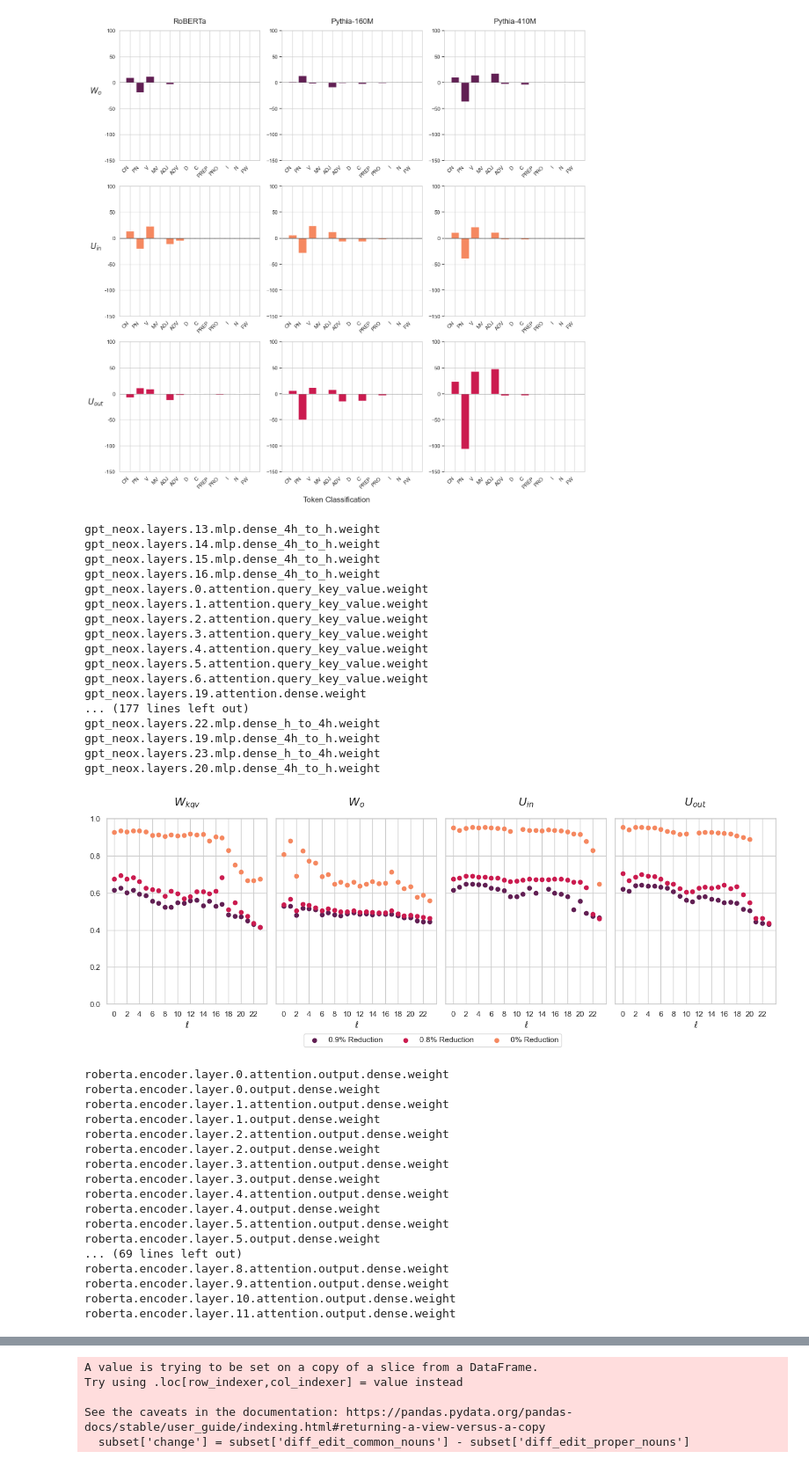
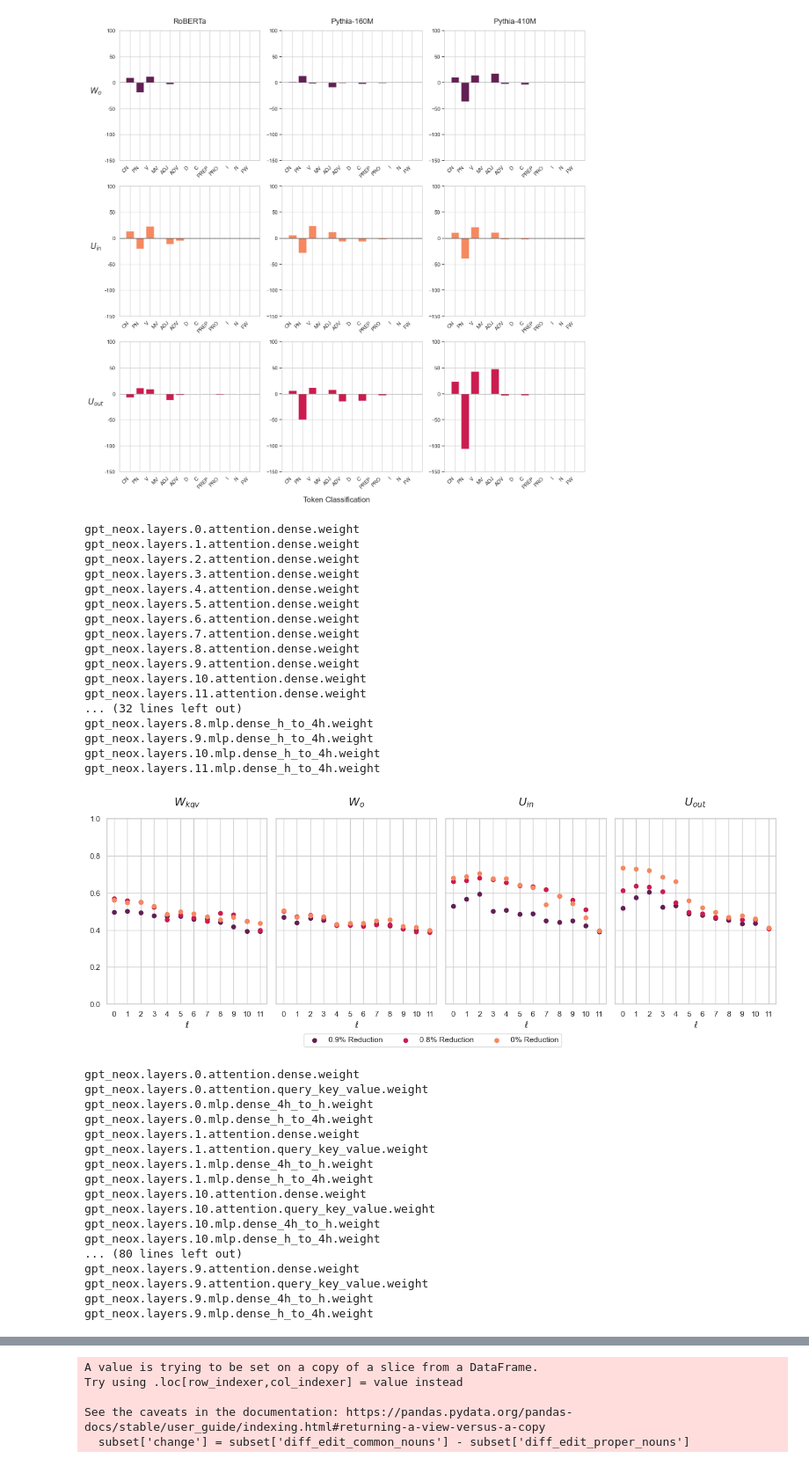
Before and after one commit to will-r-smith/STUDY, a Jupyter notebook: analysis.ipynb, the cells around one changed output, grey strips where cells are left out. Shown at 88% size. Cells and saved outputs as stored; diff of their text form; code cells hidden in the pictures.

```diff
--- a/analysis.ipynb
+++ b/analysis.ipynb
@@ -209,7 +209,7 @@ def collect_data(model):
 
             # Check if the corresponding_row exists
             if not corresponding_row.empty:
-                df_lr.loc[i, 'final_change_from_reduction'] = row['final_top1_accuracy'] - corresponding_row['final_top1_accuracy'].values[0]
+                df_lr.loc[i, 'final_change_from_reduction'] = row['corrected_final_top1_accuracy'] - corresponding_row['corrected_final_top1_accuracy'].values[0]
 
             for cat in categories:
                 row
@@ -843,7 +843,6 @@ metric = 'corrected_final_top1_accuracy'
 models = ["pythia160m", "pythia410m"]
 
 
-models = ["pythia410m"]
 
 for m in range(len(models)):
     df, df_none = collect_data(models[m])
@@ -861,7 +860,9 @@ for m in range(len(models)):
         ax = axes[b]
 
         for rate, color in zip([0.9, 0.8, 0], colors):
+
             if rate == 0 and 'edited' not in metric:
+                data = df_none[df_none['lname'] == block]
                 out = data[metric]
                 ax.scatter(data['lnum'], out, label=f'{rate}% Reduction', color=color)
             elif "edited" in metric and rate == 0:
@@ -956,8 +957,8 @@ for m in range(len(models)):
             if rate == 0 and 'edited' not in metric:
                 data = df_none[df_none['lname'] == block]
                 if b < 2:
-                    data["final_top1_accuracy"] = data["final_top1_accuracy"] + 0.04
-                out = data["final_top1_accuracy"] - 0.2
+                    data[metric] = data[metric] + 0.04
+                out = data[metric]
                 ax.scatter(data['lnum'], out, label=f'{rate}% Reduction', color=color)
             elif "edited" in metric and rate == 0:
                 ax.plot(data['lnum'], data["original_top1_accuracy"], label=f'{rate}% Reduction', color=colors[2], linestyle = "--", linewidth = 2)
@@ -991,65 +992,65 @@ for m in range(len(models)):
         ax.set_ylim(0, 1)
 
 
 
         if b == 0 or b == 3:
             if metric == "final_top1_accuracy":
                 ax.set_ylabel('Final Top-1 Accuracy')
             elif metric == "edited_top1_accuracy":
                 ax.set_ylabel('Edited Model Top-1 Accuracy')
             elif metric == "edited_loss":
                 ax.set_ylabel('Edited Model Loss')
             elif metric == "final_loss":
                 ax.set_ylabel('Final Model Loss')
             if metric == "final_top10_accuracy":
                 ax.set_ylabel('Final Top-10 Accuracy')
             elif metric == "edited_top10_accuracy":
                 ax.set_ylabel('Edited Model Top-10 Accuracy')
 
     #handles = list(set(handles))
     #labels = list(set(labels))
     fig.legend(handles=handles[:3], labels=labels[:3], loc='lower center', ncol=3, bbox_to_anchor=(0.5, -0.05))
 
 
 
 
     # Adjust layout to prevent overlap
     plt.tight_layout()
     plt.savefig(f'outputs/plots/performance_{models[m]}_{metric}.pdf', format='pdf', bbox_inches='tight', pad_inches=0.5)
     plt.show()
 # %% [output]
-gpt_neox.layers.13.mlp.dense_4h_to_h.weight
-gpt_neox.layers.14.mlp.dense_4h_to_h.weight
-gpt_neox.layers.15.mlp.dense_4h_to_h.weight
-gpt_neox.layers.16.mlp.dense_4h_to_h.weight
-gpt_neox.layers.0.attention.query_key_value.weight
-gpt_neox.layers.1.attention.query_key_value.weight
-gpt_neox.layers.2.attention.query_key_value.weight
-gpt_neox.layers.3.attention.query_key_value.weight
-gpt_neox.layers.4.attention.query_key_value.weight
-gpt_neox.layers.5.attention.query_key_value.weight
-gpt_neox.layers.6.attention.query_key_value.weight
-gpt_neox.layers.19.attention.dense.weight
-... (177 lines left out)
-gpt_neox.layers.22.mlp.dense_h_to_4h.weight
-gpt_neox.layers.19.mlp.dense_4h_to_h.weight
-gpt_neox.layers.23.mlp.dense_h_to_4h.weight
-gpt_neox.layers.20.mlp.dense_4h_to_h.weight
+gpt_neox.layers.0.attention.dense.weight
+gpt_neox.layers.1.attention.dense.weight
+gpt_neox.layers.2.attention.dense.weight
+gpt_neox.layers.3.attention.dense.weight
+gpt_neox.layers.4.attention.dense.weight
+gpt_neox.layers.5.attention.dense.weight
+gpt_neox.layers.6.attention.dense.weight
+gpt_neox.layers.7.attention.dense.weight
+gpt_neox.layers.8.attention.dense.weight
+gpt_neox.layers.9.attention.dense.weight
+gpt_neox.layers.10.attention.dense.weight
+gpt_neox.layers.11.attention.dense.weight
+... (32 lines left out)
+gpt_neox.layers.8.mlp.dense_h_to_4h.weight
+gpt_neox.layers.9.mlp.dense_h_to_4h.weight
+gpt_neox.layers.10.mlp.dense_h_to_4h.weight
+gpt_neox.layers.11.mlp.dense_h_to_4h.weight
-[figure, old version]
+[figure, new version]
-roberta.encoder.layer.0.attention.output.dense.weight
-roberta.encoder.layer.0.output.dense.weight
-roberta.encoder.layer.1.attention.output.dense.weight
-roberta.encoder.layer.1.output.dense.weight
-roberta.encoder.layer.2.attention.output.dense.weight
-roberta.encoder.layer.2.output.dense.weight
-roberta.encoder.layer.3.attention.output.dense.weight
-roberta.encoder.layer.3.output.dense.weight
-roberta.encoder.layer.4.attention.output.dense.weight
-roberta.encoder.layer.4.output.dense.weight
-roberta.encoder.layer.5.attention.output.dense.weight
-roberta.encoder.layer.5.output.dense.weight
-... (69 lines left out)
-roberta.encoder.layer.8.attention.output.dense.weight
-roberta.encoder.layer.9.attention.output.dense.weight
-roberta.encoder.layer.10.attention.output.dense.weight
-roberta.encoder.layer.11.attention.output.dense.weight
+gpt_neox.layers.0.attention.dense.weight
+gpt_neox.layers.0.attention.query_key_value.weight
+gpt_neox.layers.0.mlp.dense_4h_to_h.weight
+gpt_neox.layers.0.mlp.dense_h_to_4h.weight
+gpt_neox.layers.1.attention.dense.weight
+gpt_neox.layers.1.attention.query_key_value.weight
+gpt_neox.layers.1.mlp.dense_4h_to_h.weight
+gpt_neox.layers.1.mlp.dense_h_to_4h.weight
+gpt_neox.layers.10.attention.dense.weight
+gpt_neox.layers.10.attention.query_key_value.weight
+gpt_neox.layers.10.mlp.dense_4h_to_h.weight
+gpt_neox.layers.10.mlp.dense_h_to_4h.weight
+... (80 lines left out)
+gpt_neox.layers.9.attention.dense.weight
+gpt_neox.layers.9.attention.query_key_value.weight
+gpt_neox.layers.9.mlp.dense_4h_to_h.weight
+gpt_neox.layers.9.mlp.dense_h_to_4h.weight
```
Also changed, not shown: parts of 4 cells of this notebook.
